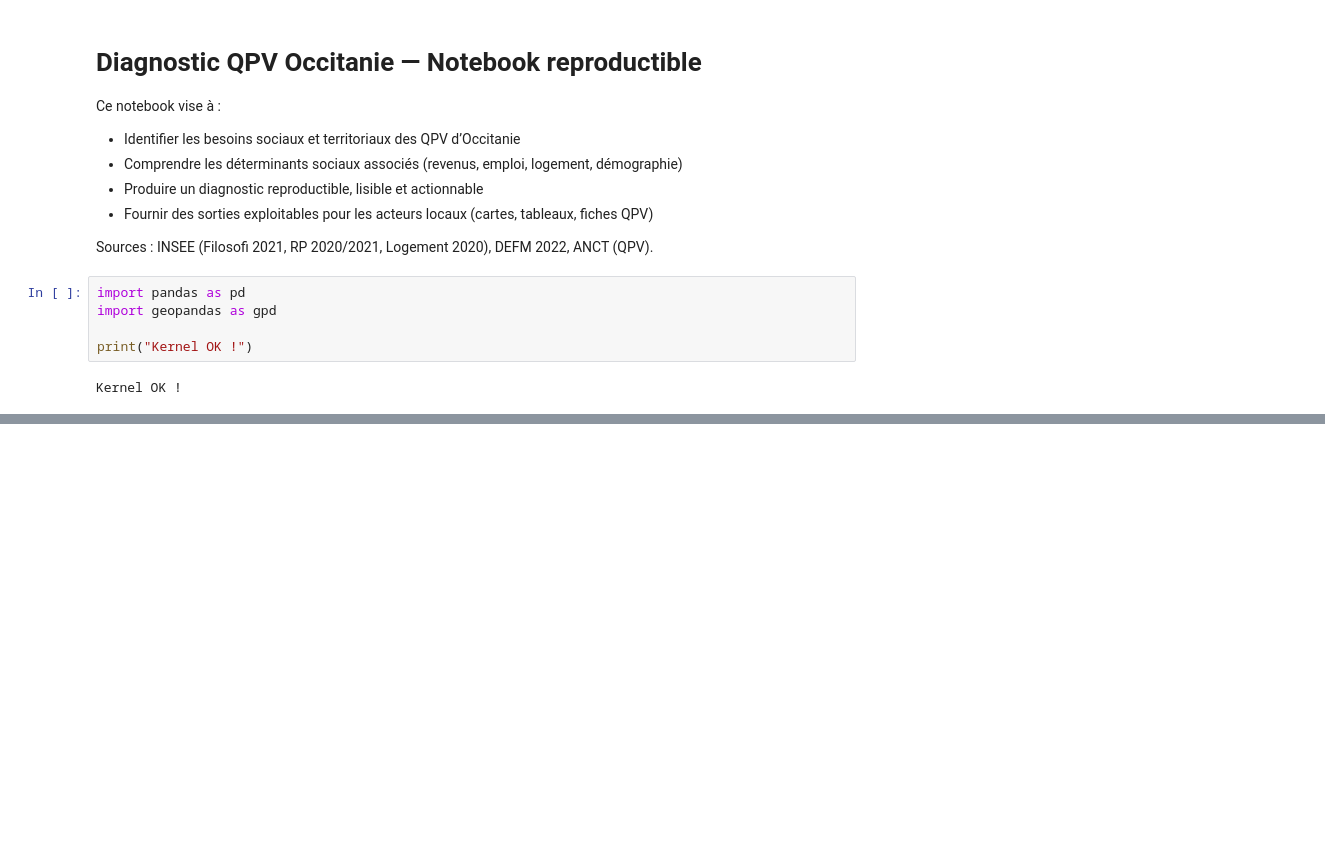
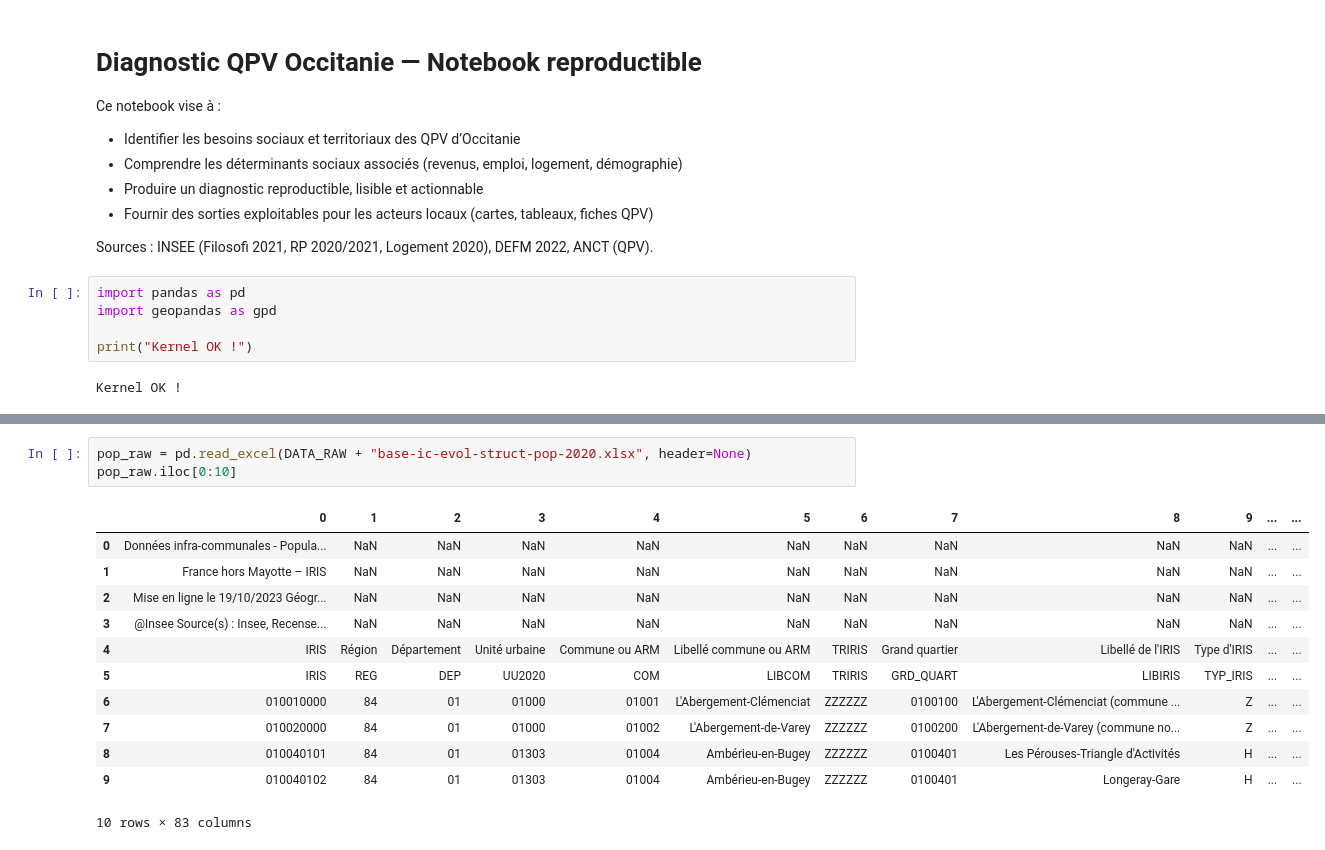
Before and after one commit to jjchabutDataCRM/sante-territoires, a Jupyter notebook: notebooks/Diagnostic_QPV_Occitanie.ipynb, the cells around one changed output, grey strips where cells are left out. Cells and saved outputs as stored; diff of their text form; blank space fills up the shorter version.

Commit message:
🏙️ Quartiers Prioritaires

```diff
--- a/notebooks/Diagnostic_QPV_Occitanie.ipynb
+++ b/notebooks/Diagnostic_QPV_Occitanie.ipynb
@@ -413,0 +190,16 @@ Tableau d'indicateurs clés QPV construit.
+# %%
+pop_raw = pd.read_excel(DATA_RAW + "base-ic-evol-struct-pop-2020.xlsx", header=None)
+pop_raw.iloc[0:10]
+# %% [output]
+|  | 0 | 1 | 2 | 3 | 4 | 5 | 6 | 7 | 8 | 9 | ... | ... |
+| 0 | Données infra-communales - Popula... | NaN | NaN | NaN | NaN | NaN | NaN | NaN | NaN | NaN | ... | ... |
+| 1 | France hors Mayotte – IRIS | NaN | NaN | NaN | NaN | NaN | NaN | NaN | NaN | NaN | ... | ... |
+| 2 | Mise en ligne le 19/10/2023 Géogr... | NaN | NaN | NaN | NaN | NaN | NaN | NaN | NaN | NaN | ... | ... |
+| 3 | @Insee Source(s) : Insee, Recense... | NaN | NaN | NaN | NaN | NaN | NaN | NaN | NaN | NaN | ... | ... |
+| 4 | IRIS | Région | Département | Unité urbaine | Commune ou ARM | Libellé commune ou ARM | TRIRIS | Grand quartier | Libellé de l'IRIS | Type d'IRIS | ... | ... |
+| 5 | IRIS | REG | DEP | UU2020 | COM | LIBCOM | TRIRIS | GRD_QUART | LIBIRIS | TYP_IRIS | ... | ... |
+| 6 | 010010000 | 84 | 01 | 01000 | 01001 | L'Abergement-Clémenciat | ZZZZZZ | 0100100 | L'Abergement-Clémenciat (commune ... | Z | ... | ... |
+| 7 | 010020000 | 84 | 01 | 01000 | 01002 | L'Abergement-de-Varey | ZZZZZZ | 0100200 | L'Abergement-de-Varey (commune no... | Z | ... | ... |
+| 8 | 010040101 | 84 | 01 | 01303 | 01004 | Ambérieu-en-Bugey | ZZZZZZ | 0100401 | Les Pérouses-Triangle d'Activités | H | ... | ... |
+| 9 | 010040102 | 84 | 01 | 01303 | 01004 | Ambérieu-en-Bugey | ZZZZZZ | 0100401 | Longeray-Gare | H | ... | ... |
+10 rows × 83 columns
```
Also changed, not shown: parts of 99 cells of this notebook, 2 other files.
